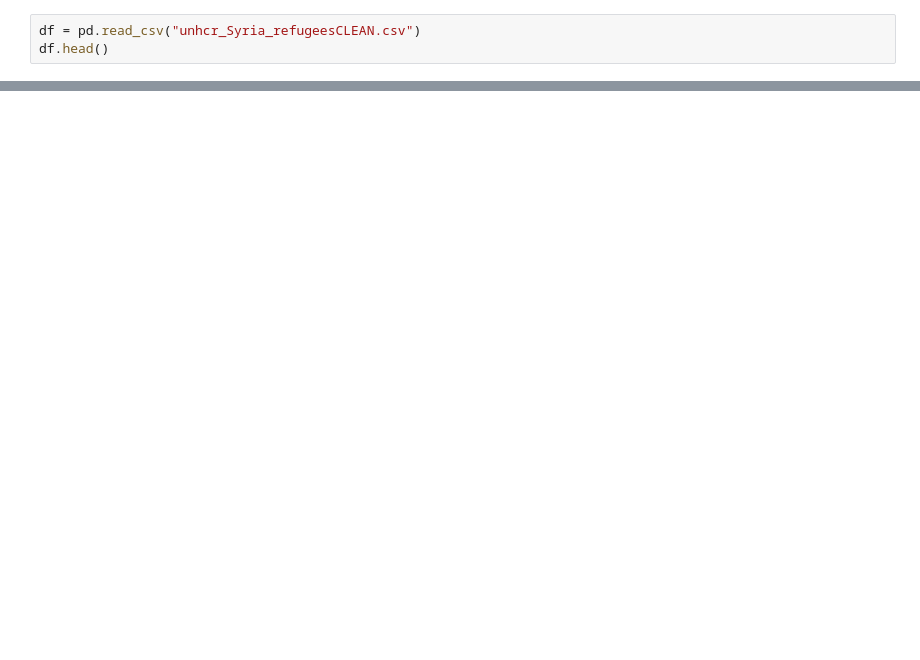
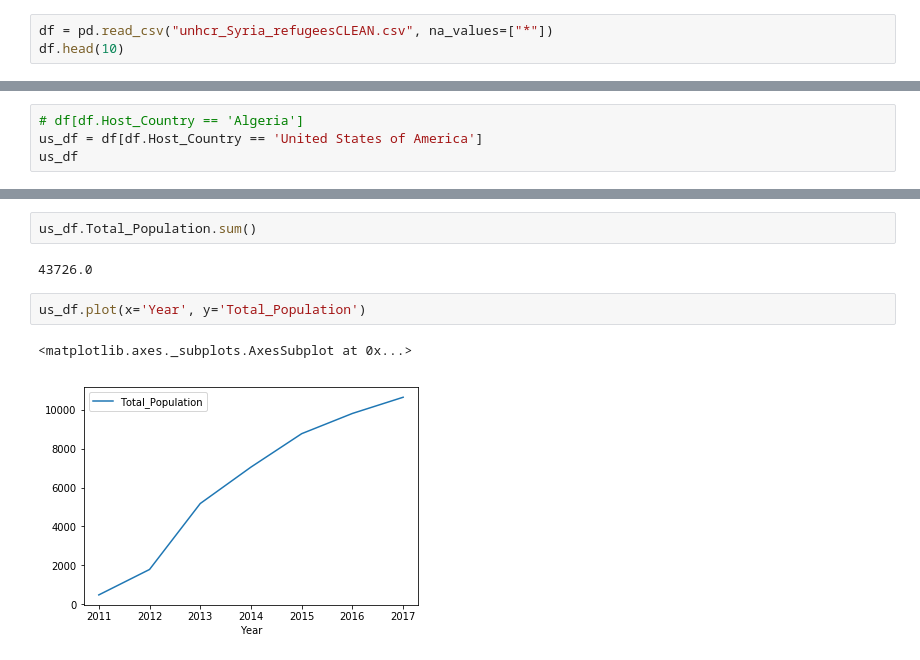
Before and after one commit to mattrehbein/data_studio, a Jupyter notebook: code/02-project/02-Syrian Refugees.ipynb, the cells around one changed output, grey strips where cells are left out. Cells and saved outputs as stored; diff of their text form; blank space fills up the shorter version.

```diff
--- a/code/02-project/02-Syrian Refugees.ipynb
+++ b/code/02-project/02-Syrian Refugees.ipynb
@@ -3,4 +7,4 @@ import pandas as pd
 # %%
-df = pd.read_csv("unhcr_Syria_refugeesCLEAN.csv")
-df.head()
+df = pd.read_csv("unhcr_Syria_refugeesCLEAN.csv", na_values=["*"])
+df.head(10)
 # %% [output]
@@ -7,0 +64,4 @@ ParserError: Error tokenizing data. C error: Expected 2 fields in line 4, saw 11
+# %%
+# df[df.Host_Country == 'Algeria']
+us_df = df[df.Host_Country == 'United States of America']
+us_df
@@ -7,0 +77,9 @@ ParserError: Error tokenizing data. C error: Expected 2 fields in line 4, saw 11
+# %%
+us_df.Total_Population.sum()
+# %% [output]
+43726.0
+# %%
+us_df.plot(x='Year', y='Total_Population')
+# %% [output]
+<matplotlib.axes._subplots.AxesSubplot at 0x...>
+[figure, added]
```
Also changed, not shown: parts of 25 cells of this notebook, 11 other files.
